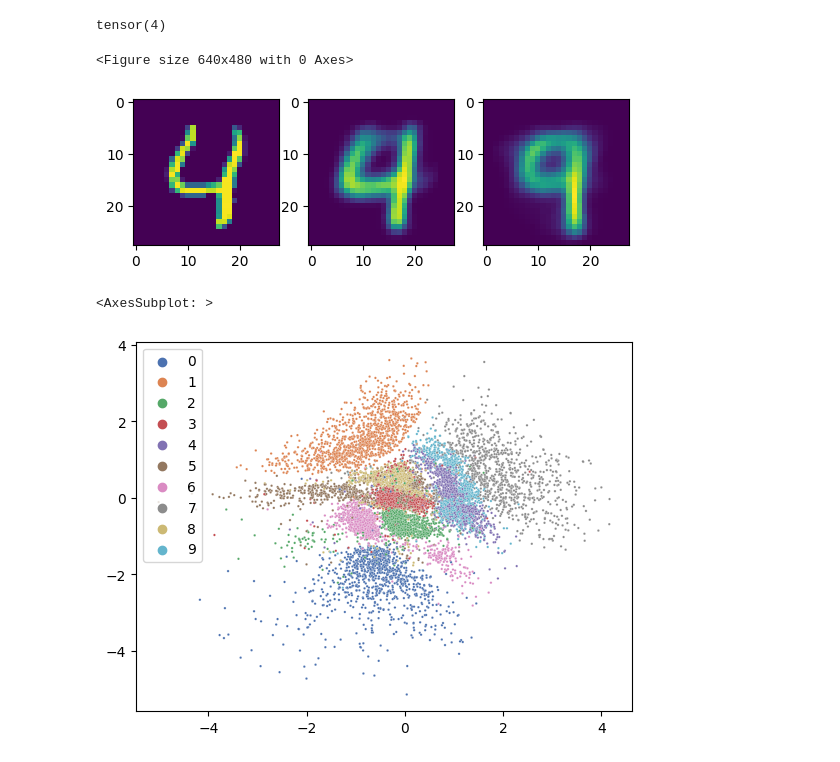
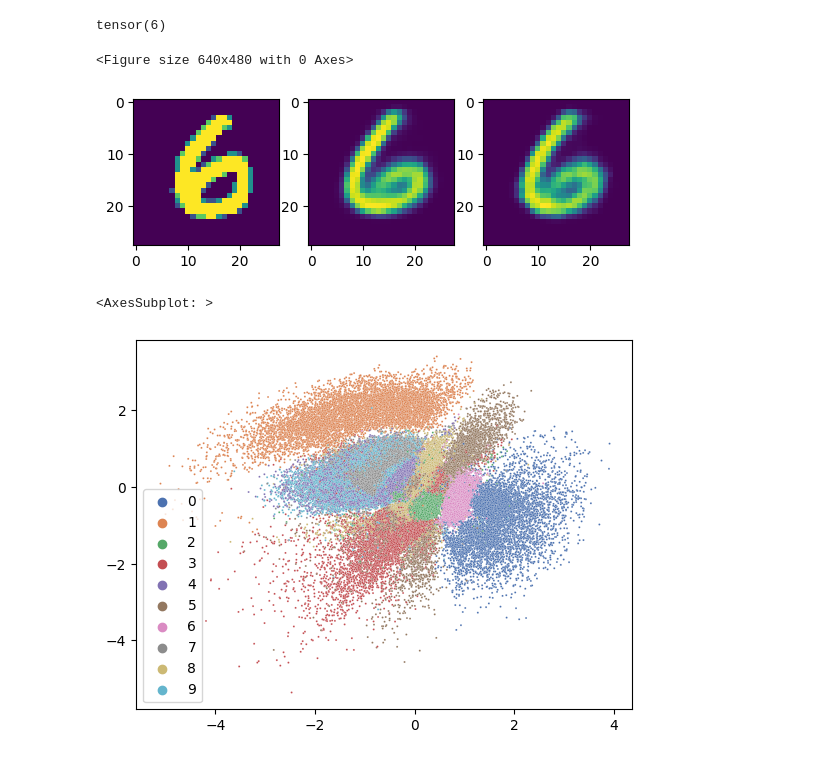
Before and after one commit to stojl/pml_exam, a Jupyter notebook: main.ipynb, the cells around one changed output. Saved outputs shown, nothing was run; the diff lists cells and outputs as text; code cells hidden in the pictures.

```diff
--- a/main.ipynb
+++ b/main.ipynb
@@ -21,13 +21,11 @@ train_loader, test_loader = dataloader.setup_data_loaders(batch_size=256, use_cu
 # clear param store
 pyro.clear_param_store()
 
-model = VAE.VAE(LED.LinearEncoder(2, 400, 100), LED.LinearDecoder(2, 400, 100))
-#model = VAE.VAE(CED.ConvEncoder(2, 16), CED.ConvDecoder(2, 16))
+#model = VAE.VAE(LED.LinearEncoder(2, 400, 100), LED.LinearDecoder(2, 400, 100))
+model = VAE.VAE(CED.ConvEncoder(2, 200), CED.ConvDecoder(2, 200))
 
-#optimizer = pyro.optim.Adam({'lr': 0.001})
-optimizer = pyro.optim.SGD
-scheduler = pyro.optim.ExponentialLR({'optimizer': optimizer, 'optim_args': {'lr': 0.01}, 'gamma': 0.1})
-svi = SVI(model.model, model.guide, scheduler, loss=Trace_ELBO())
+optimizer = pyro.optim.Adam({'lr': 0.001})
+svi = SVI(model.model, model.guide, optimizer, loss=Trace_ELBO())
 
 train_elbo = []
 test_elbo = []
@@ -68,25 +53,25 @@ import torch
 import numpy
 import matplotlib.pyplot as plt
 # %%
-train_loader, test_loader = setup_data_loaders(batch_size=100, use_cuda=False)
-inputs, classes = next(iter(test_loader))
+train_loader, test_loader = dataloader.setup_data_loaders(batch_size=100, use_cuda=False)
+inputs, classes = next(iter(train_loader))
 z_mean, z_scale = TrainedLinearVAE.encoder(inputs)
 z_mean2, z_scale2 = TrainedConvVAE.encoder(inputs)
 
-k = 4
+k = 27
 s = TrainedLinearVAE.decoder(z_mean[k]).detach().numpy().reshape(28, 28)
 s2 = TrainedConvVAE.decoder(z_mean2[k]).detach().numpy().reshape(28, 28)
 print(classes[k])
 
 plt.figure()
 
 f, ax = plt.subplots(1, 3)
 ax[1].imshow(s)
 ax[0].imshow(inputs[k].numpy().reshape(28, 28))
 ax[2].imshow(s2)
 plt.show()
 # %% [output]
-tensor(4)
+tensor(6)
 <Figure size 640x480 with 0 Axes>
-[figure, old version]
+[figure, new version]
 # %%
@@ -94,10 +79,11 @@ train_loader, test_loader = setup_data_loaders(batch_size=60000, use_cuda=False)
 # %%
 import seaborn as sns
-inputs, classes = next(iter(test_loader))
-z_mean, z_scale = TrainedLinearVAE.encoder(inputs)
+import TrainedVAE
+inputs, classes = next(iter(train_loader))
+z_mean, z_scale = TrainedVAE.TrainedConvVAE.encoder(inputs)
 c = classes.numpy()
 z = z_mean.detach().numpy()
-sns.scatterplot(x=z[:,0],y=z[:,1], hue=c, palette="deep", s = 3)
+sns.scatterplot(x=z[:,0],y=z[:,1], hue=c, palette="deep", s = 2)
 # %% [output]
 <AxesSubplot: >
-[figure, old version]
+[figure, new version]
```
Also changed, not shown: parts of 5 cells of this notebook, 2 other files.
